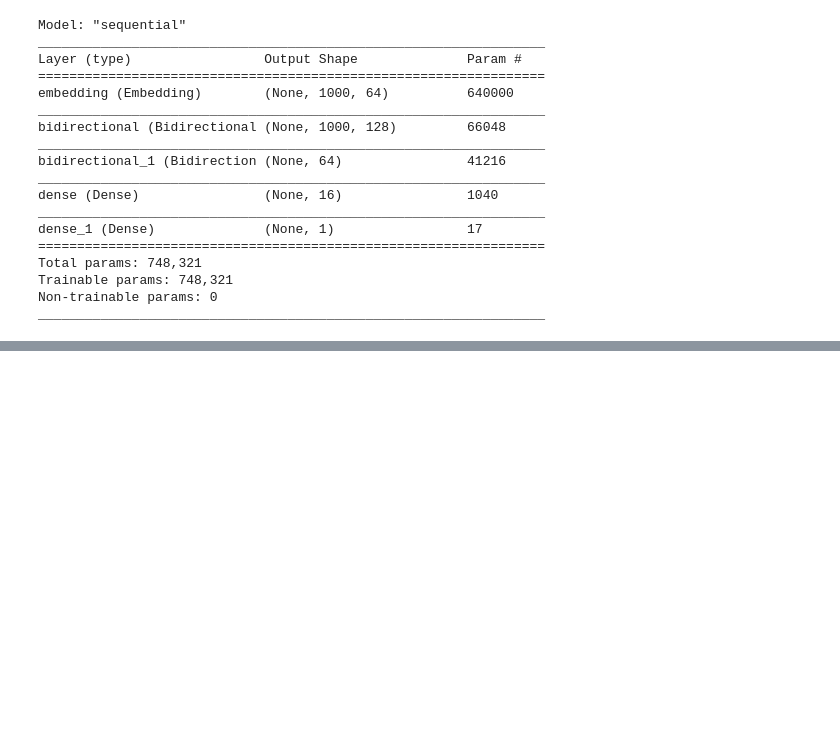
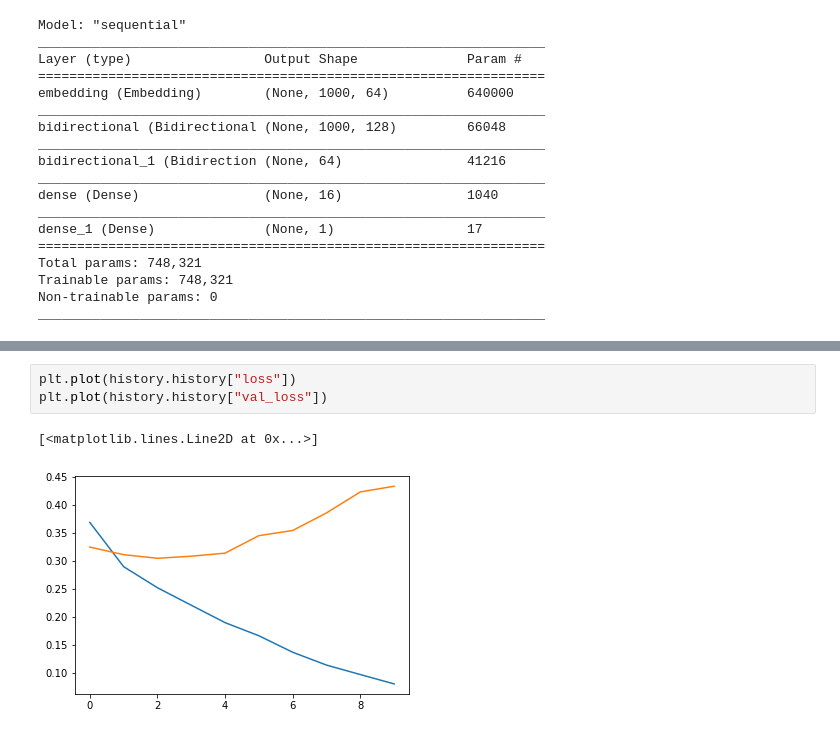
Before and after one commit to yashy3nugu/food-reviews-sentiment, a Jupyter notebook: RNN.ipynb, the cells around one changed output, grey strips where cells are left out. Cells and saved outputs as stored; diff of their text form; blank space fills up the shorter version.

```diff
--- a/RNN.ipynb
+++ b/RNN.ipynb
@@ -151,0 +178,6 @@ Epoch 2/10
+# %%
+plt.plot(history.history["loss"])
+plt.plot(history.history["val_loss"])
+# %% [output]
+[<matplotlib.lines.Line2D at 0x...>]
+[figure, added]
```
Also changed, not shown: parts of 12 cells of this notebook.
